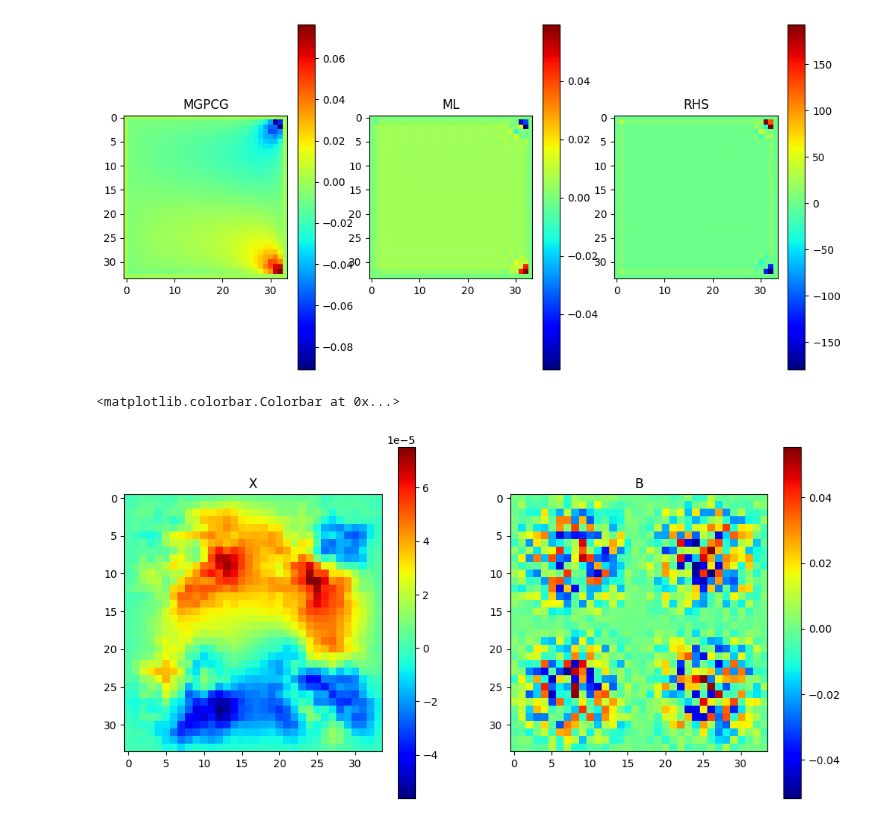
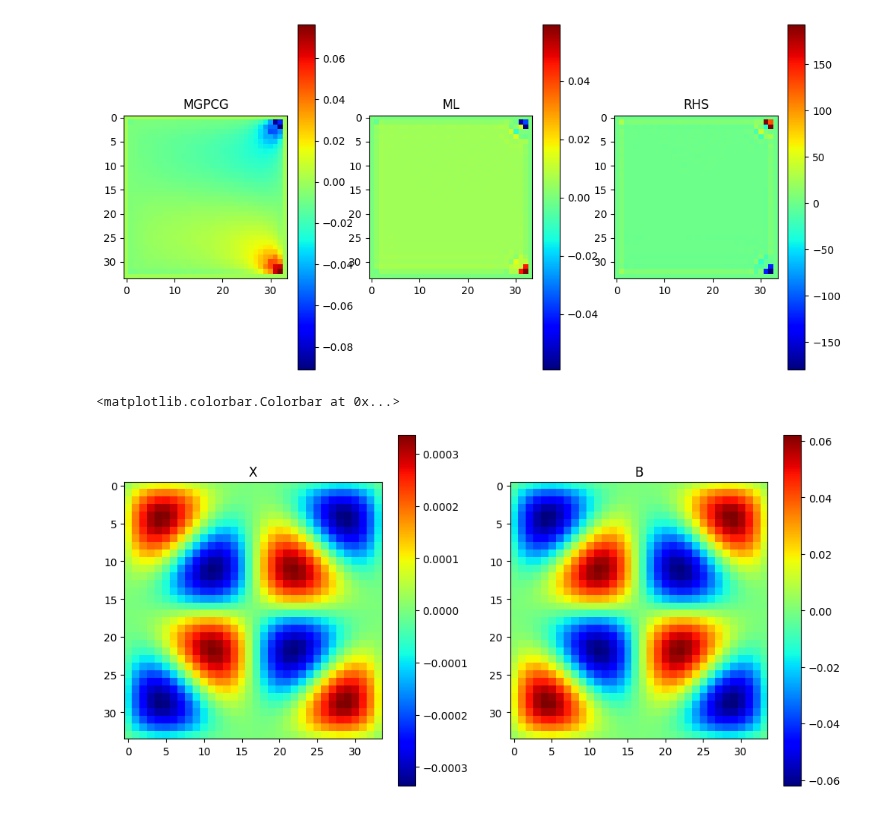
Before and after one commit to glaand/bachelor-thesis, a Jupyter notebook: ml/ml_analysis_eigenvectors.ipynb, the cells around one changed output. Cells and saved outputs as stored; diff of their text form; code cells hidden in the pictures.

```diff
--- a/ml/ml_analysis_eigenvectors.ipynb
+++ b/ml/ml_analysis_eigenvectors.ipynb
@@ -164,19 +164,19 @@ fig.colorbar(im3, ax=axs[2])
 <matplotlib.colorbar.Colorbar at 0x...>
 [figure]
 # %%
-num_file = 1157
+num_file = 6
 x_data = np.loadtxt(f"eigenvectors/x_{num_file}.dat")
 b_data = np.loadtxt(f"eigenvectors/b_{num_file}.dat")
 fig, axs = plt.subplots(1, 2, figsize=(12, 6))
 im1 = axs[0].imshow(x_data, cmap='jet', interpolation='nearest')
 axs[0].set_title('X')
 fig.colorbar(im1, ax=axs[0])
 im2 = axs[1].imshow(b_data, cmap='jet', interpolation='nearest')
 axs[1].set_title('B')
 fig.colorbar(im2, ax=axs[1])
 # %% [output]
 <matplotlib.colorbar.Colorbar at 0x...>
-[figure, old version]
+[figure, new version]
 # %%
 # Ghia et al. (1982) - Re = 100
 reference_ux_RE_100 = {
```
Also changed, not shown: parts of 3 cells of this notebook, 18 other files.
